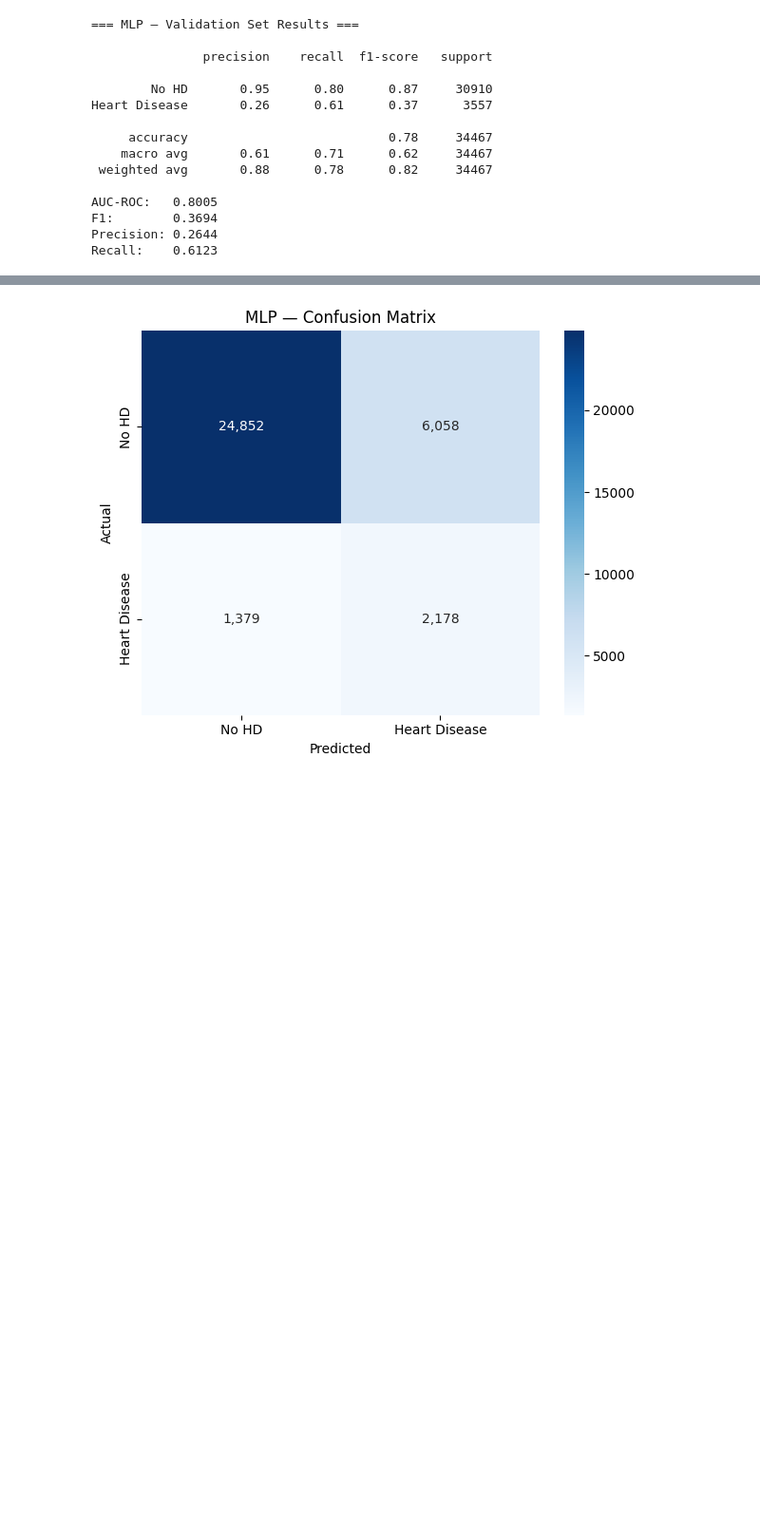
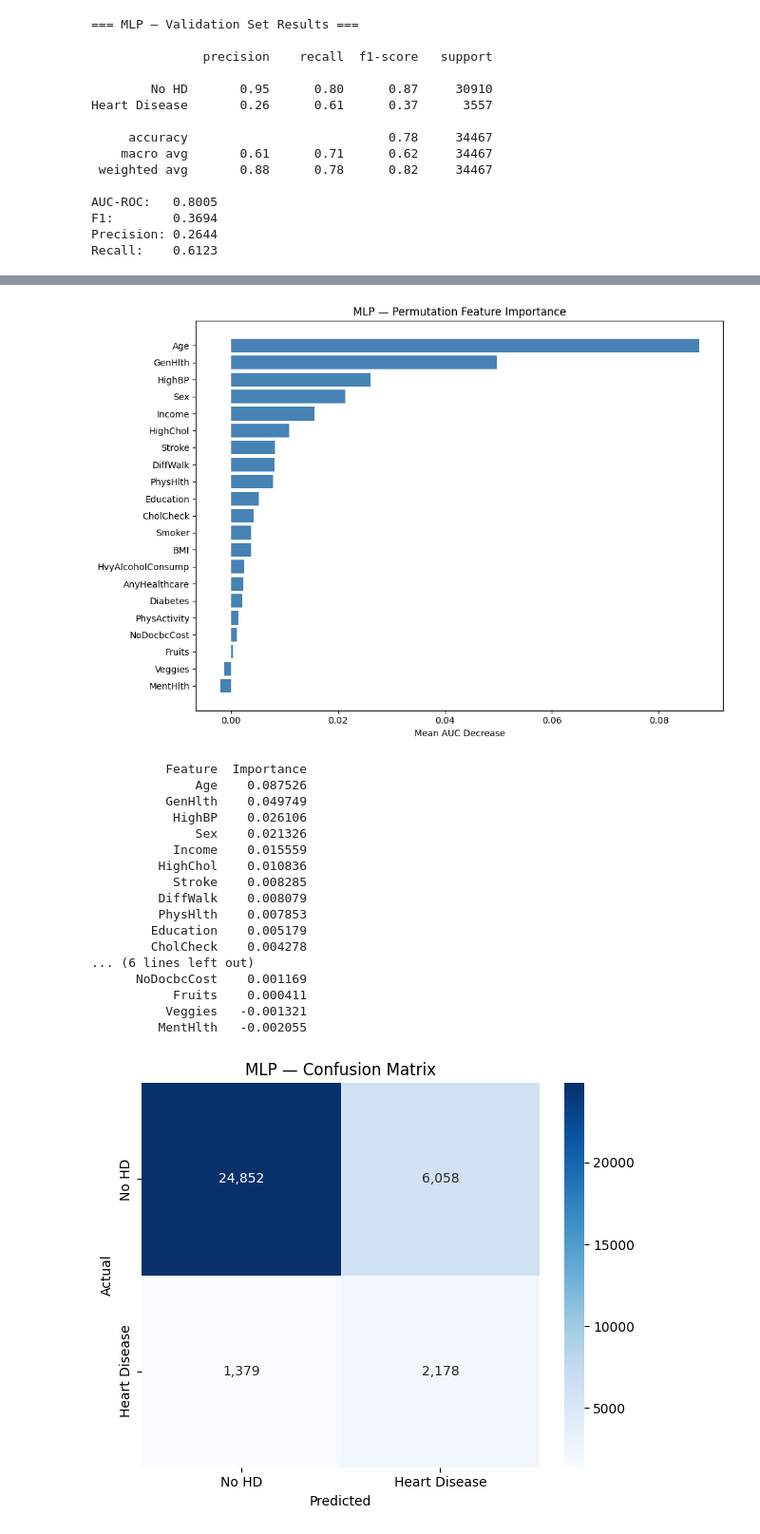
Before and after one commit to tsudhakar87/heart-health-ds4400, a Jupyter notebook: 08_neural_net.ipynb, the cells around one changed output, grey strips where cells are left out. Shown at 95% size. Saved outputs shown, nothing was run; the diff lists cells and outputs as text; code cells hidden in the pictures; blank space fills up the shorter version.

```diff
--- a/08_neural_net.ipynb
+++ b/08_neural_net.ipynb
@@ -93,3 +110,48 @@ Recall:    0.6123
+# %%
+# Permutation Feature Importance
+from sklearn.inspection import permutation_importance
+
+perm = permutation_importance(
+    mlp_best, X_val_scaled, y_val,
+    n_repeats=10,
+    random_state=RANDOM_STATE,
+    scoring='roc_auc',
+    n_jobs=-1
+)
+
+perm_df = pd.DataFrame({
+    'Feature': X_val_scaled.columns,
+    'Importance': perm.importances_mean
+}).sort_values('Importance', ascending=False)
+
+fig, ax = plt.subplots(figsize=(10, 7))
+ax.barh(perm_df['Feature'], perm_df['Importance'], color='steelblue')
+ax.set_xlabel('Mean AUC Decrease')
+ax.set_title('MLP — Permutation Feature Importance')
+ax.invert_yaxis()
+plt.tight_layout()
+plt.show()
+
+print(perm_df.to_string(index=False))
+# %% [output]
+[figure, added]
+          Feature  Importance
+              Age    0.087526
+          GenHlth    0.049749
+           HighBP    0.026106
+              Sex    0.021326
+           Income    0.015559
+         HighChol    0.010836
+           Stroke    0.008285
+         DiffWalk    0.008079
+         PhysHlth    0.007853
+        Education    0.005179
+        CholCheck    0.004278
+... (6 lines left out)
+      NoDocbcCost    0.001169
+           Fruits    0.000411
+          Veggies   -0.001321
+         MentHlth   -0.002055
 # %%
 #Confusion Matrix
 fig, ax = plt.subplots(figsize=(6, 5))
```
Also changed, not shown: parts of 1 cell of this notebook, 2 other files.
